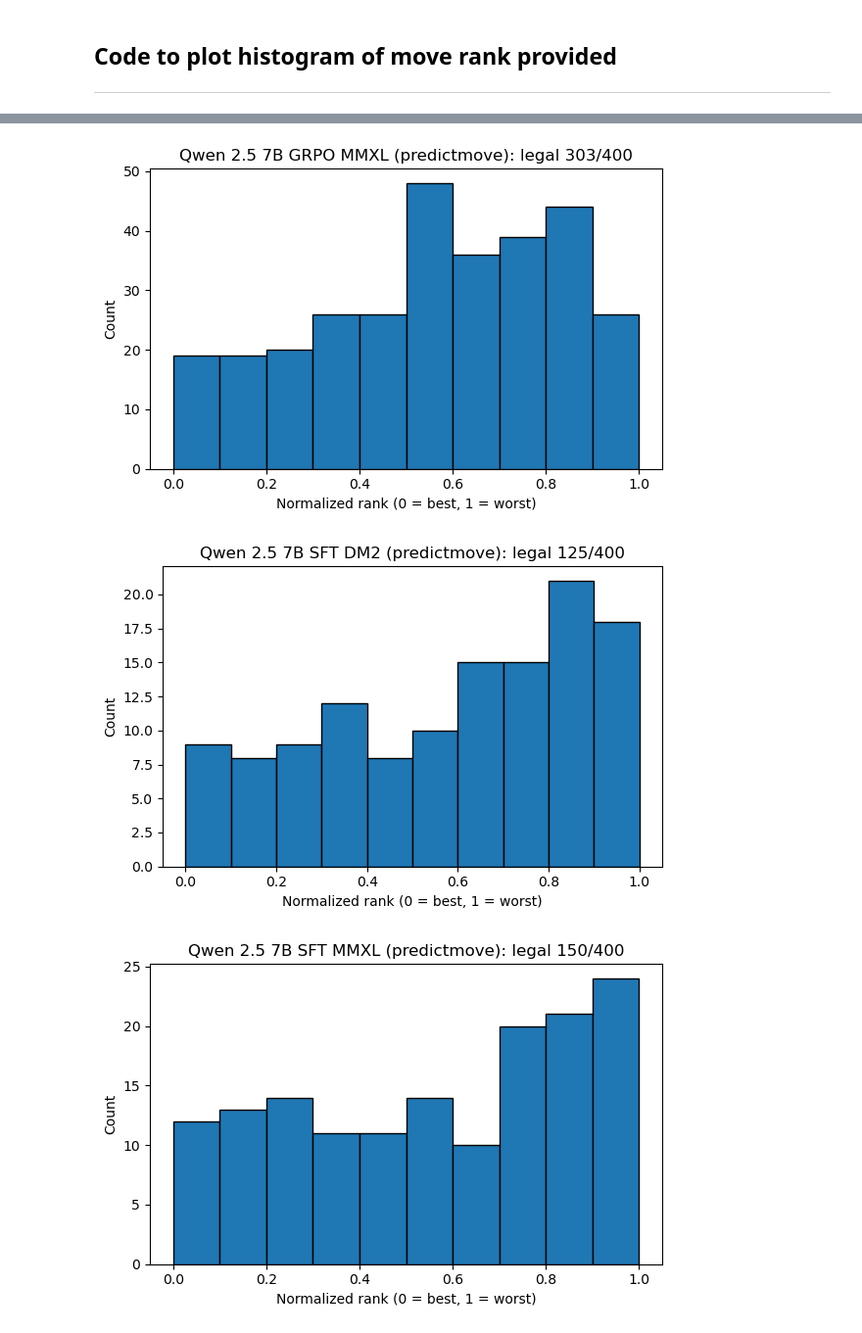
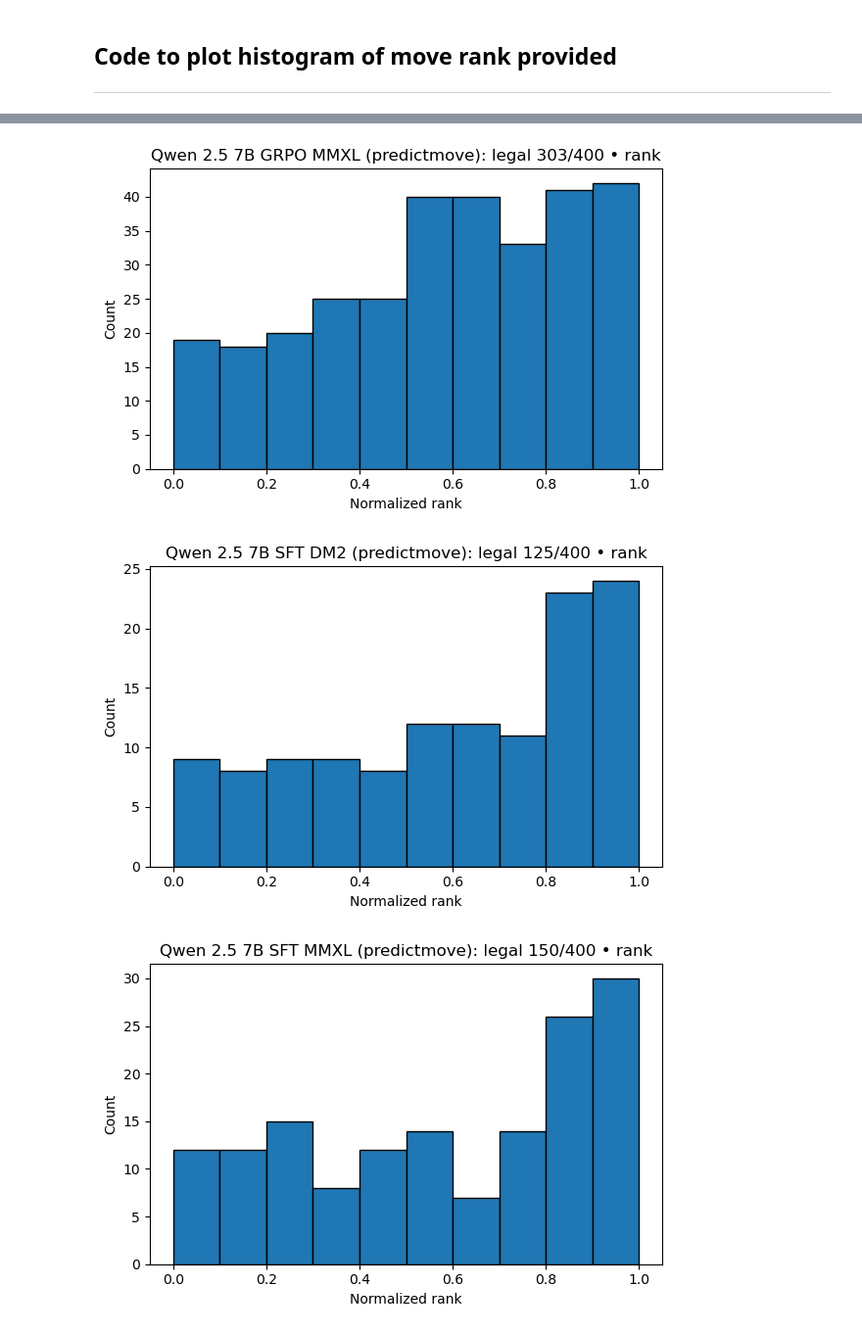
Before and after one commit to lucasdino/llm_chess, a Jupyter notebook: llm_chess/data/raw/filter_evals.ipynb, the cells around one changed output, grey strips where cells are left out. Shown: that part at 98% size. Drawn from its saved outputs; the diff is of its cells as text; code cells hidden in the pictures.

```diff
--- a/llm_chess/data/raw/filter_evals.ipynb
+++ b/llm_chess/data/raw/filter_evals.ipynb
@@ -130,18 +130,20 @@ llmchess-qwen25-7b-sft-mmxl-400: 430 correct, 844 incorrect, 326 thrown away
 ## Code to plot histogram of move rank provided
 ---
 # %%
-base = Path("model_outputs")
+# ================ Configs ====================
+BASE_DIR         = Path("model_outputs")
+USE_STANDARDIZED = False
+# =============================================
 
-for folder in sorted(p for p in base.iterdir() if p.is_dir()):
-    ranks = []
-    legal_cnt = total_cnt = 0
+
+for folder in sorted(p for p in BASE_DIR.iterdir() if p.is_dir()):
+    values, legal_cnt, total_cnt = [], 0, 0
 
     for fp in folder.glob("*.json"):
         if "predictmove" not in fp.stem:
             continue
 
-        data = json.load(fp.open())
-        for e in data:
+        for e in json.load(fp.open()):
             total_cnt += 1
             try:
                 pred = coerce_response(
@@ -149,21 +151,30 @@ for folder in sorted(p for p in base.iterdir() if p.is_dir()):
                     "predict_singlemove"
                 )
             except Exception:
-                # unparseable – treat as error/ignore
-                continue
+                continue   # unparseable -> treated as error
 
             gt = e["info"]["answer"]          # {move: score, …}
-            if pred in gt:
-                legal_cnt += 1
-                sorted_gt = sorted(gt.items(), key=lambda x: x[1])   # best→worst
-                idx = next(i for i, (m, _) in enumerate(sorted_gt) if m == pred)
-                ranks.append(idx / len(sorted_gt))
+            if pred not in gt:
+                continue                       # illegal move
 
-    # --- one histogram per folder ---
+            legal_cnt += 1
+
+            if USE_STANDARDIZED:
+                scores = list(gt.values())
+                rng = max(scores) - min(scores)
+                val = 0.0 if rng == 0 else (gt[pred] - min(scores)) / rng
+            else:  # rank‑based (0 = best)
+                rank = sorted(gt, key=gt.get).index(pred)
+                val  = rank / (len(gt) - 1) if len(gt) > 1 else 0.0
+
+            values.append(val)
+
+    # ── one histogram per folder ──────────────────────────────────────
     plt.figure(figsize=(6, 4))
-    plt.hist(ranks, bins=10, range=(0, 1), edgecolor="black")
-    plt.title(f"{folder.name}: legal {legal_cnt}/{total_cnt}")
-    plt.xlabel("Normalized rank (0 = best, 1 = worst)")
+    plt.hist(values, bins=10, range=(0, 1), edgecolor="black")
+    mode = "standardized score" if USE_STANDARDIZED else "rank"
+    plt.title(f"{folder.name}: legal {legal_cnt}/{total_cnt} • {mode}")
+    plt.xlabel("Standardized value" if USE_STANDARDIZED else "Normalized rank")
     plt.ylabel("Count")
     plt.tight_layout()
     plt.show()
@@ -174,3 +185,3 @@ for folder in sorted(p for p in base.iterdir() if p.is_dir()):
-[figure, old version]
+[figure, new version]
-[figure, old version]
+[figure, new version]
-[figure, old version]
+[figure, new version]
```
Also changed, not shown: parts of 1 cell of this notebook, 5 other files.
